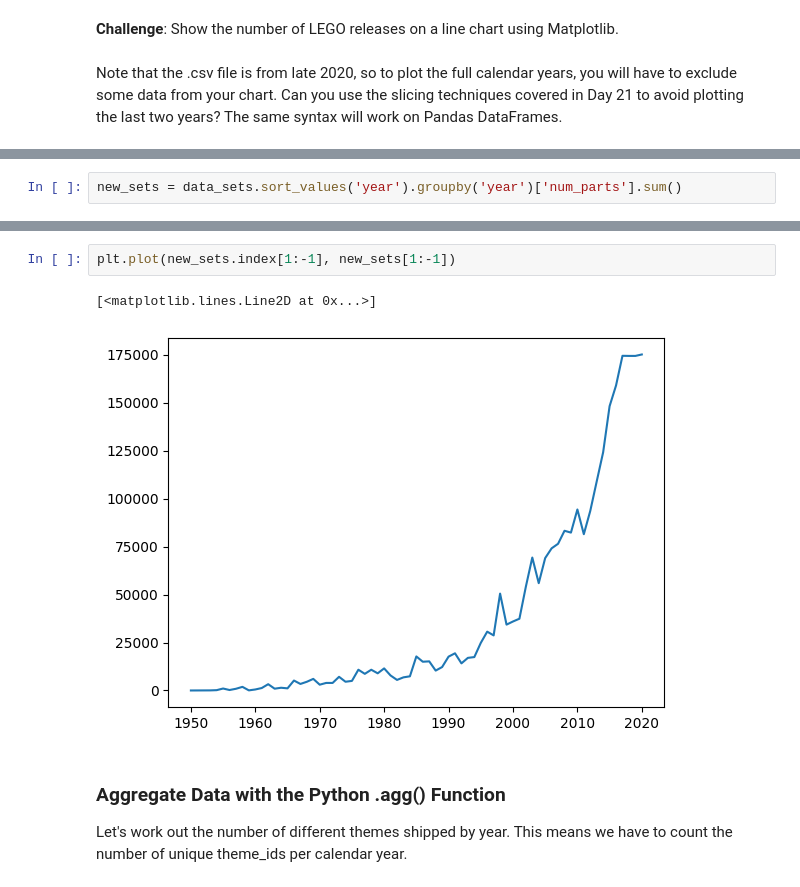
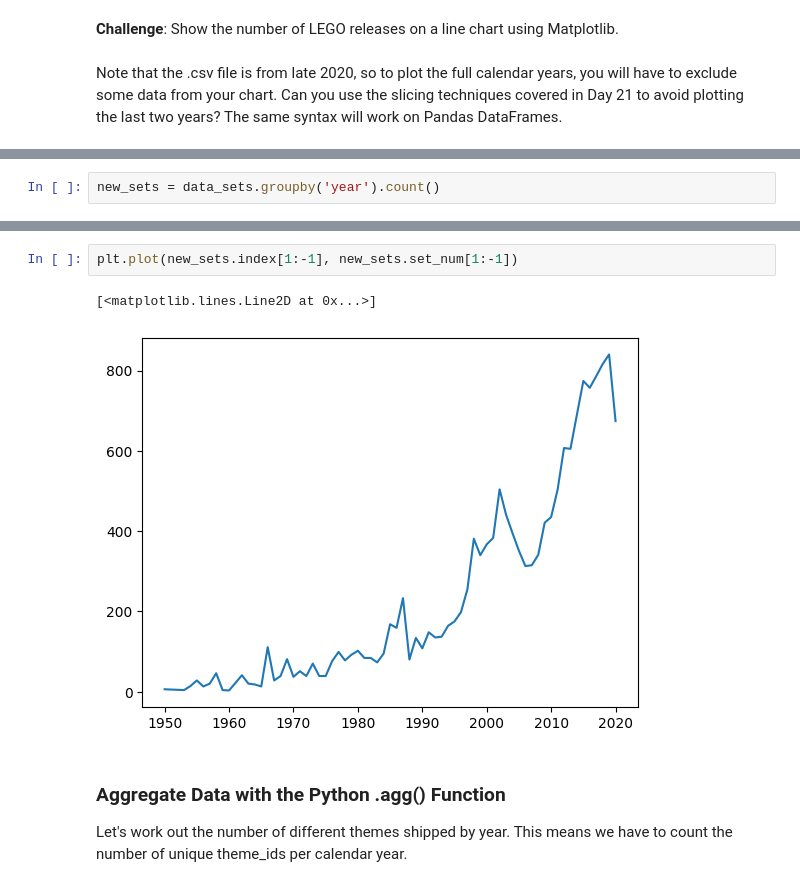
Before and after one commit to ACEKaito1412/100DaysOfCodingPython, a Jupyter notebook: day_74/Lego_Analysis_for_Course.ipynb, the cells around one changed output, grey strips where cells are left out. Drawn from its saved outputs; the diff is of its cells as text.

```diff
--- a/day_74/Lego_Analysis_for_Course.ipynb
+++ b/day_74/Lego_Analysis_for_Course.ipynb
@@ -173,2 +163,2 @@ Streaming output truncated to the last 5000 lines.
 # %%
-new_sets = data_sets.sort_values('year').groupby('year')['num_parts'].sum()
+new_sets = data_sets.groupby('year').count()
@@ -175,8 +175,8 @@ new_sets = data_sets.sort_values('year').groupby('year')['num_parts'].sum()
 # %%
-plt.plot(new_sets.index[1:-1], new_sets[1:-1])
+plt.plot(new_sets.index[1:-1], new_sets.set_num[1:-1])
 # %% [output]
 [<matplotlib.lines.Line2D at 0x...>]
-[figure, old version]
+[figure, new version]
 # %% [markdown]
 ### Aggregate Data with the Python .agg() Function
 
```
Also changed, not shown: parts of 12 cells of this notebook.
